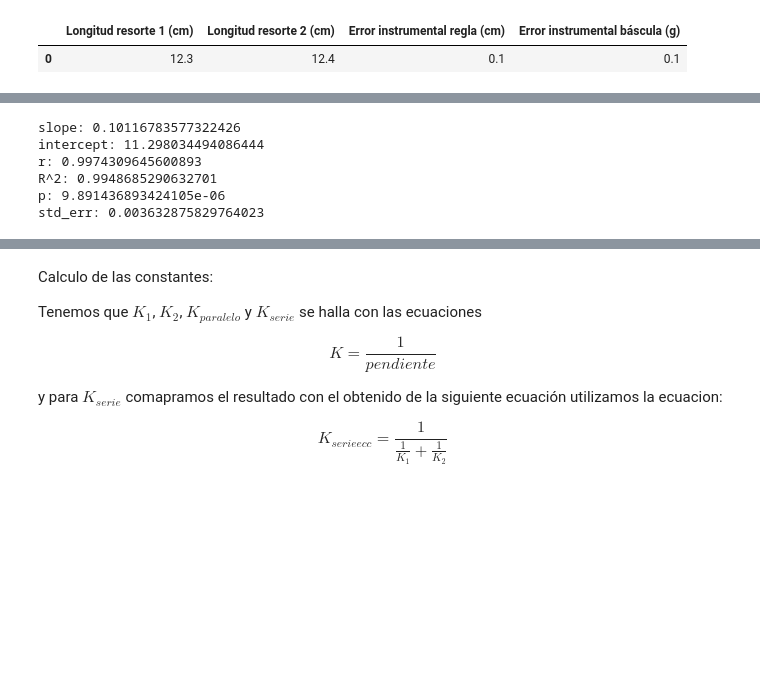
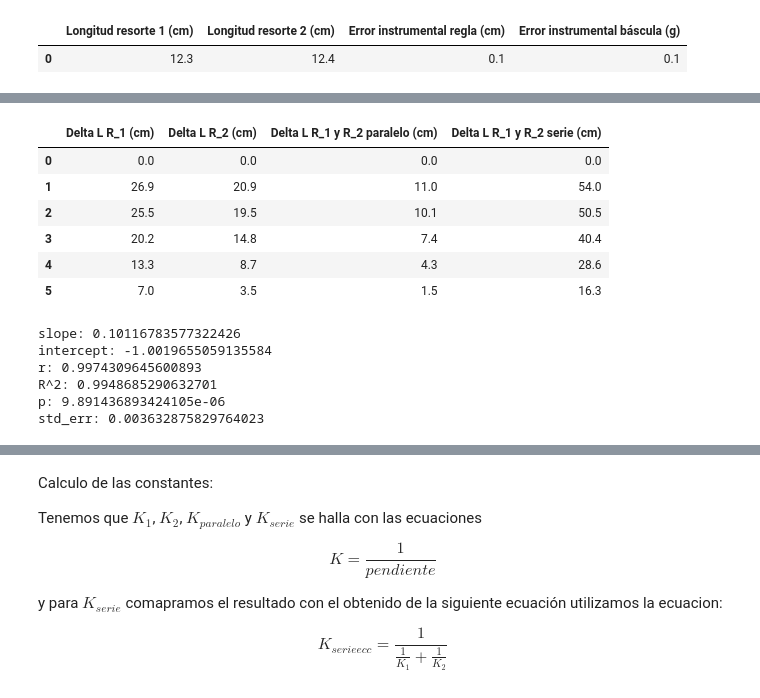
Before and after one commit to Juaan00/Laboratorios_mecanica_FEM, a Jupyter notebook: resorte/resorte.ipynb, the cells around one changed output, grey strips where cells are left out. Drawn from its saved outputs; the diff is of its cells as text; code cells hidden in the pictures; blank space fills up the shorter version.

```diff
--- a/resorte/resorte.ipynb
+++ b/resorte/resorte.ipynb
@@ -51,6 +51,33 @@ tabla_capturas
 | 3 | 208.9 | 32.5 | 27.2 | 19.7 | 65.1 |
 | 4 | 148.9 | 25.6 | 21.1 | 16.6 | 53.3 |
 | 5 | 89.3 | 19.3 | 15.9 | 13.8 | 41.0 |
+# %%
+#Delta L R_1
+def delta_func(l_r1, l_r1_m):
+    delta = []
+    for i in range(len(l_r1_m)):
+        delta_i = l_r1_m[i]-l_r1
+        delta.append(delta_i)
+    return np.hstack(delta)
+
+delta_l_r1 = delta_func(l_r1, l_r1_m)
+delta_l_r2 = delta_func(l_r2, l_r2_m)
+delta_l_r1_r2_m1 = delta_func(l_r1, l_r1_r2_m1)
+delta_l_r1_r2_m2 = delta_func(24.7, l_r1_r2_m2)
+
+tabla_delta = pd.DataFrame({'Delta L R_1 (cm)': delta_l_r1,
+                            'Delta L R_2 (cm)': delta_l_r2,
+                            'Delta L R_1 y R_2 paralelo (cm)': delta_l_r1_r2_m1,
+                            'Delta L R_1 y R_2 serie (cm)': delta_l_r1_r2_m2})
+tabla_delta
+# %% [output]
+|  | Delta L R_1 (cm) | Delta L R_2 (cm) | Delta L R_1 y R_2 paralelo (cm) | Delta L R_1 y R_2 serie (cm) |
+| 0 | 0.0 | 0.0 | 0.0 | 0.0 |
+| 1 | 26.9 | 20.9 | 11.0 | 54.0 |
+| 2 | 25.5 | 19.5 | 10.1 | 50.5 |
+| 3 | 20.2 | 14.8 | 7.4 | 40.4 |
+| 4 | 13.3 | 8.7 | 4.3 | 28.6 |
+| 5 | 7.0 | 3.5 | 1.5 | 16.3 |
 # %%
 def estilo(ax):
     ax.set_xlabel(r'$m$')
@@ -77,10 +104,10 @@ def regresion_1(t,gamma):
   return mymodel
 # %%
 #regresion lineal de R1
-reg_r1 = regresion_1(m, l_r1_m)
+reg_r1 = regresion_1(m, delta_l_r1)
 # %% [output]
 slope: 0.10116783577322426
-intercept: 11.298034494086444
+intercept: -1.0019655059135584
 r: 0.9974309645600893
 R^2: 0.9948685290632701
 p: 9.891436893424105e-06
```
Also changed, not shown: parts of 7 cells of this notebook, 1 other file.
